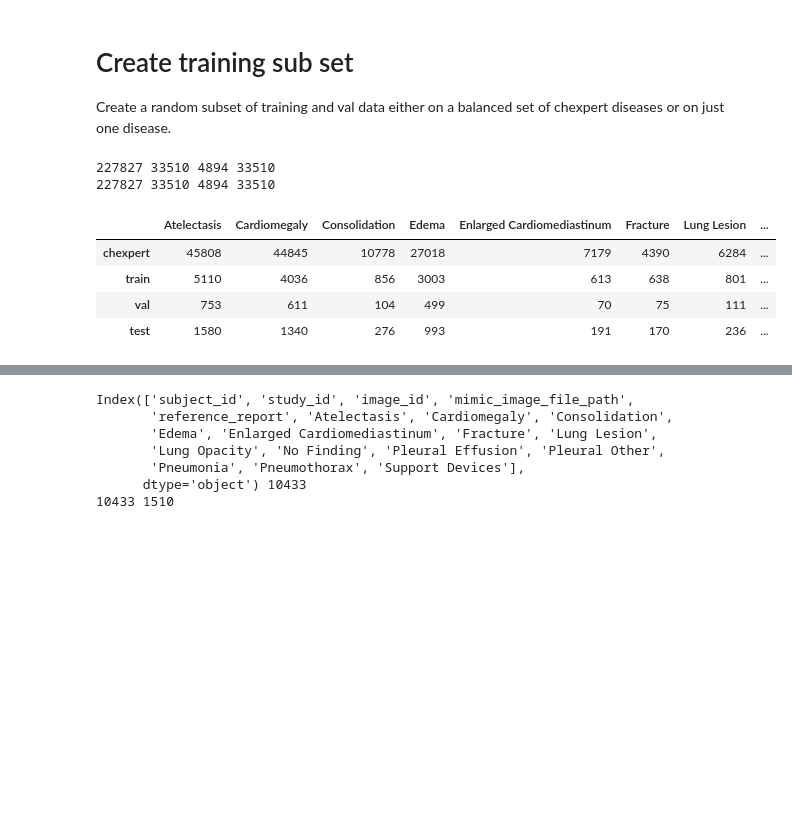
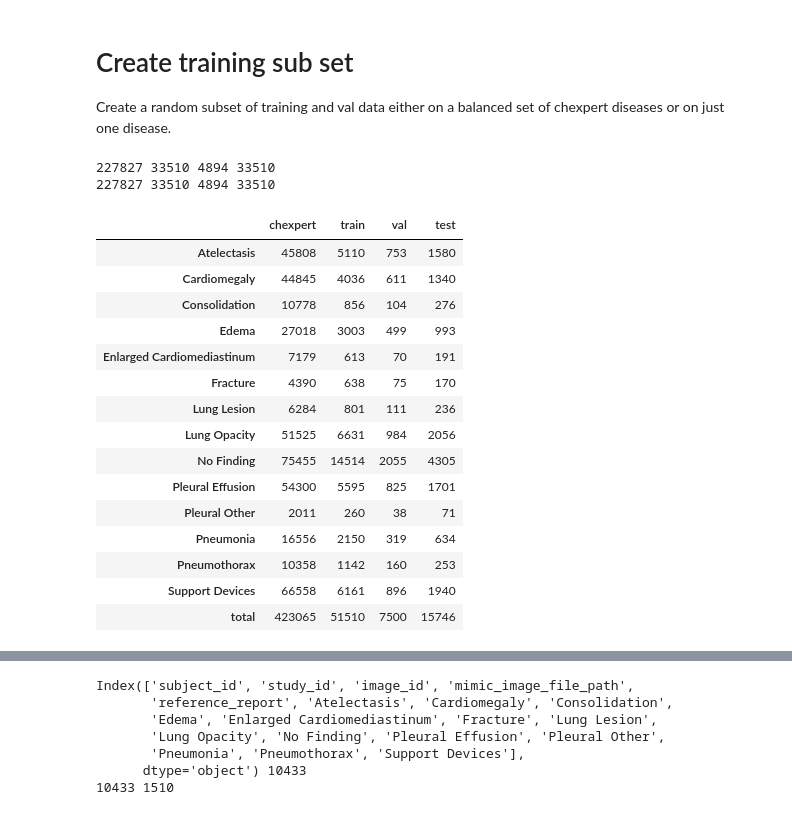
Before and after one commit to hermionewarr/rgrg_pretrained, a Jupyter notebook: src/dataset/create_datasubset.ipynb, the cells around one changed output, grey strips where cells are left out. Saved outputs shown, nothing was run; the diff lists cells and outputs as text; code cells hidden in the pictures; blank space fills up the shorter version.

Commit message:
edited test scripts

```diff
--- a/src/dataset/create_datasubset.ipynb
+++ b/src/dataset/create_datasubset.ipynb
@@ -15,36 +15,48 @@ train_chex = pd.merge(train, chexpert, on=['subject_id', 'study_id'])
 val_chex = pd.merge(val, chexpert, on=['subject_id', 'study_id'])
 test_chex = pd.merge(test, chexpert, on=['subject_id', 'study_id'])
 
 #summary = pd.DataFrame(columns = chexpert.columns[2:], index = ["chexpert", "train", "val"])
 summary = pd.DataFrame(columns = chexpert.columns[2:], index = ["chexpert", "train", "val","test"])
 diseases = chexpert.columns[2:]
 
 for col in diseases:
     #print(col)
     def dis_sum(data):
         return np.sum(data[data[col]==1][col].astype(int))
     """ def dis_frac(data):
         subset = data.iloc[2:]
         denom = int(sum([(subset[subset[d] == 1][d].astype(int)).sum() for d in diseases]))
         frac = dis_sum(data)/denom
         return frac """
     #summary[col] = [dis_sum(chexpert), dis_sum(train_chex), dis_sum(val_chex)]
     summary[col] = [dis_sum(chexpert), dis_sum(train_chex), dis_sum(val_chex), dis_sum(test_chex)]
     #print(np.sum(chexpert[chexpert[col]==1][col].astype(int)))
     #print(np.sum(train_chex[train_chex[col]==1][col].astype(int)))
     #print(np.sum(val_chex[val_chex[col]==1][col].astype(int)))
 
 print(len(chexpert), len(train), len(val), len(train))
 print(len(chexpert), len(train_chex), len(val_chex), len(train_chex))
 #print(summary.sum(axis=1))
 summary["total"] = summary.sum(axis=1)
 
-summary #potentially make percentage
+summary.T #potentially make percentage
+#summary.to_csv("summary.csv", index=False)
 # %% [output]
 227827 33510 4894 33510
 227827 33510 4894 33510
-|  | Atelectasis | Cardiomegaly | Consolidation | Edema | Enlarged Cardiomediastinum | Fracture | Lung Lesion | ... |
-| chexpert | 45808 | 44845 | 10778 | 27018 | 7179 | 4390 | 6284 | ... |
-| train | 5110 | 4036 | 856 | 3003 | 613 | 638 | 801 | ... |
-| val | 753 | 611 | 104 | 499 | 70 | 75 | 111 | ... |
-| test | 1580 | 1340 | 276 | 993 | 191 | 170 | 236 | ... |
+|  | chexpert | train | val | test |
+| Atelectasis | 45808 | 5110 | 753 | 1580 |
+| Cardiomegaly | 44845 | 4036 | 611 | 1340 |
+| Consolidation | 10778 | 856 | 104 | 276 |
+| Edema | 27018 | 3003 | 499 | 993 |
+| Enlarged Cardiomediastinum | 7179 | 613 | 70 | 191 |
+| Fracture | 4390 | 638 | 75 | 170 |
+| Lung Lesion | 6284 | 801 | 111 | 236 |
+| Lung Opacity | 51525 | 6631 | 984 | 2056 |
+| No Finding | 75455 | 14514 | 2055 | 4305 |
+| Pleural Effusion | 54300 | 5595 | 825 | 1701 |
+| Pleural Other | 2011 | 260 | 38 | 71 |
+| Pneumonia | 16556 | 2150 | 319 | 634 |
+| Pneumothorax | 10358 | 1142 | 160 | 253 |
+| Support Devices | 66558 | 6161 | 896 | 1940 |
+| total | 423065 | 51510 | 7500 | 15746 |
```
Also changed, not shown: parts of 7 cells of this notebook, 11 other files.
